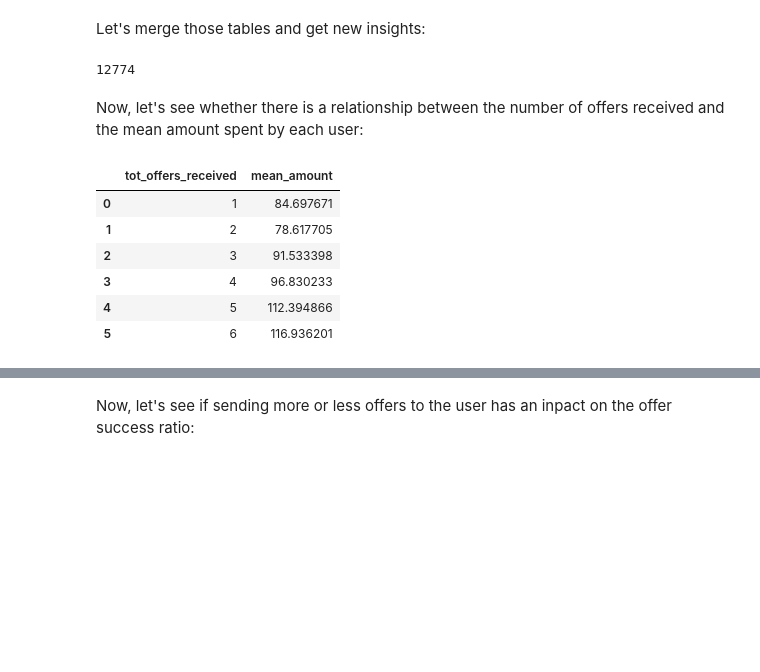
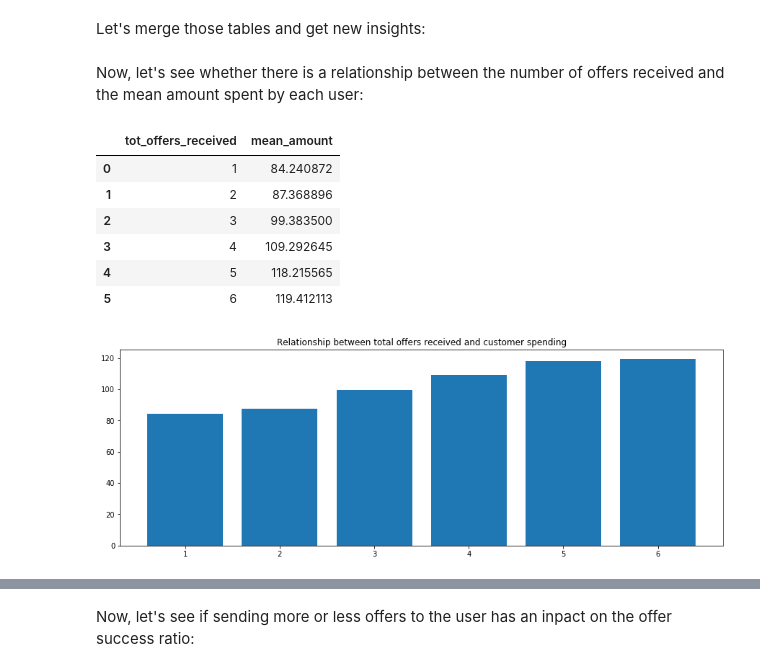
Before and after one commit to IllanL/Udacity_ML_Eng, a Jupyter notebook: Capstone project - Starbucks/Starbucks_Capstone_notebook.ipynb, the cells around one changed output, grey strips where cells are left out. Saved outputs shown, nothing was run; the diff lists cells and outputs as text; code cells hidden in the pictures; blank space fills up the shorter version.

```diff
--- a/Capstone project - Starbucks/Starbucks_Capstone_notebook.ipynb
+++ b/Capstone project - Starbucks/Starbucks_Capstone_notebook.ipynb
@@ -421,0 +421,2 @@ Let's keep these values for now, and we will see how to deal with them later, if
+# %%
+transcript2 = transcript2[~transcript2['offer_id'].isin(portfolio[portfolio['offer_type']=='informational']['id'])]
@@ -687,10 +685,6 @@ Now, we are going to calculate the successful offers per user:
 succ_offers_per_user = offers[offers['event_num']==2].groupby('id')['offer_id'].count().reset_index().sort_values('offer_id', ascending = False)
 # %% [markdown]
 Let's merge those tables and get new insights:
-# %%
-len(succ_offers_per_user)
-# %% [output]
-12774
 # %%
 aux1 = pd.merge(offers_per_user, spend_per_user, on=['id'], how='left').fillna(0)
 totals_per_user = pd.merge(aux1, succ_offers_per_user, on=['id'], how='left').fillna(0)
@@ -699,15 +693,19 @@ totals_per_user['offer_success_ratio'] = totals_per_user['tot_offers_succesful']
 # %% [markdown]
 Now, let's see whether there is a relationship between the number of offers received and the mean amount spent by each user:
 # %%
-totals_per_user.groupby(['tot_offers_received'])['amount'].mean().reset_index().rename({'amount':'mean_amount'}, axis=1)
+offers_amount = totals_per_user.groupby(['tot_offers_received'])['amount'].mean().reset_index().rename({'amount':'mean_amount'}, axis=1)
+plt.bar(offers_amount['tot_offers_received'], offers_amount['mean_amount'])
+plt.title('Relationship between total offers received and customer spending')
+offers_amount
 # %% [output]
 |  | tot_offers_received | mean_amount |
-| 0 | 1 | 84.697671 |
-| 1 | 2 | 78.617705 |
-| 2 | 3 | 91.533398 |
-| 3 | 4 | 96.830233 |
-| 4 | 5 | 112.394866 |
-| 5 | 6 | 116.936201 |
+| 0 | 1 | 84.240872 |
+| 1 | 2 | 87.368896 |
+| 2 | 3 | 99.383500 |
+| 3 | 4 | 109.292645 |
+| 4 | 5 | 118.215565 |
+| 5 | 6 | 119.412113 |
+[figure, added]
 # %%
 fig_boxplot = plt.figure(figsize=[15,7])
 a = sns.boxplot(totals_per_user['amount'], totals_per_user['tot_offers_received'], orient = 'h')
```
Also changed, not shown: parts of 121 cells of this notebook, 4 other files.
